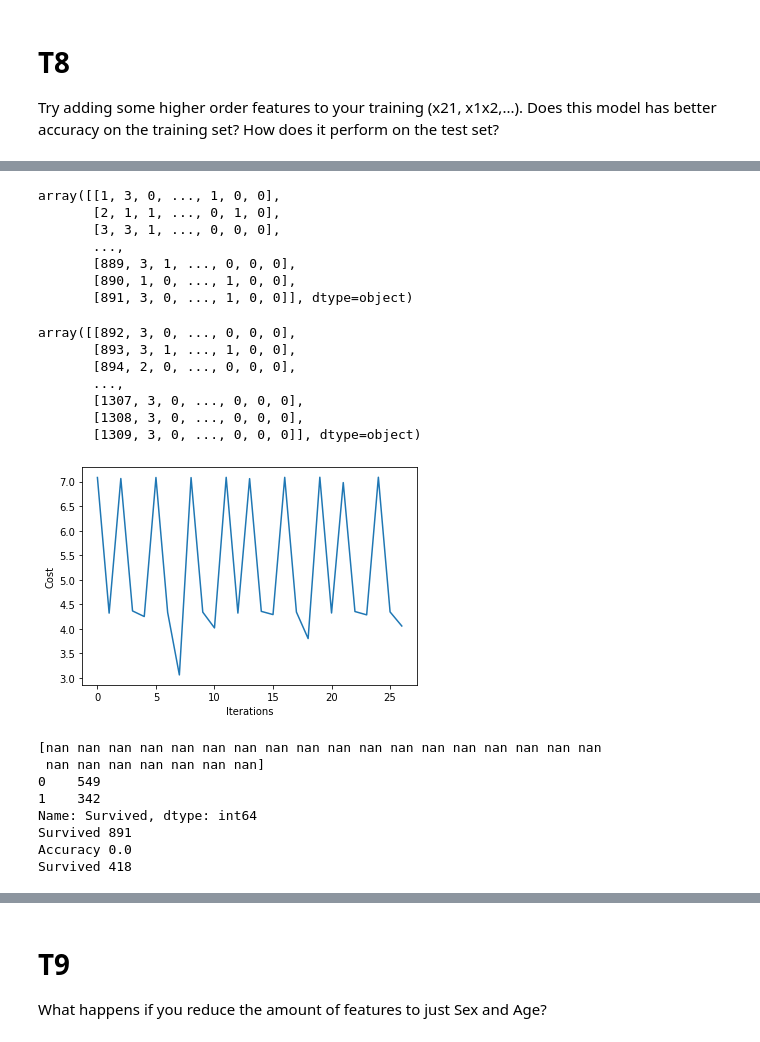
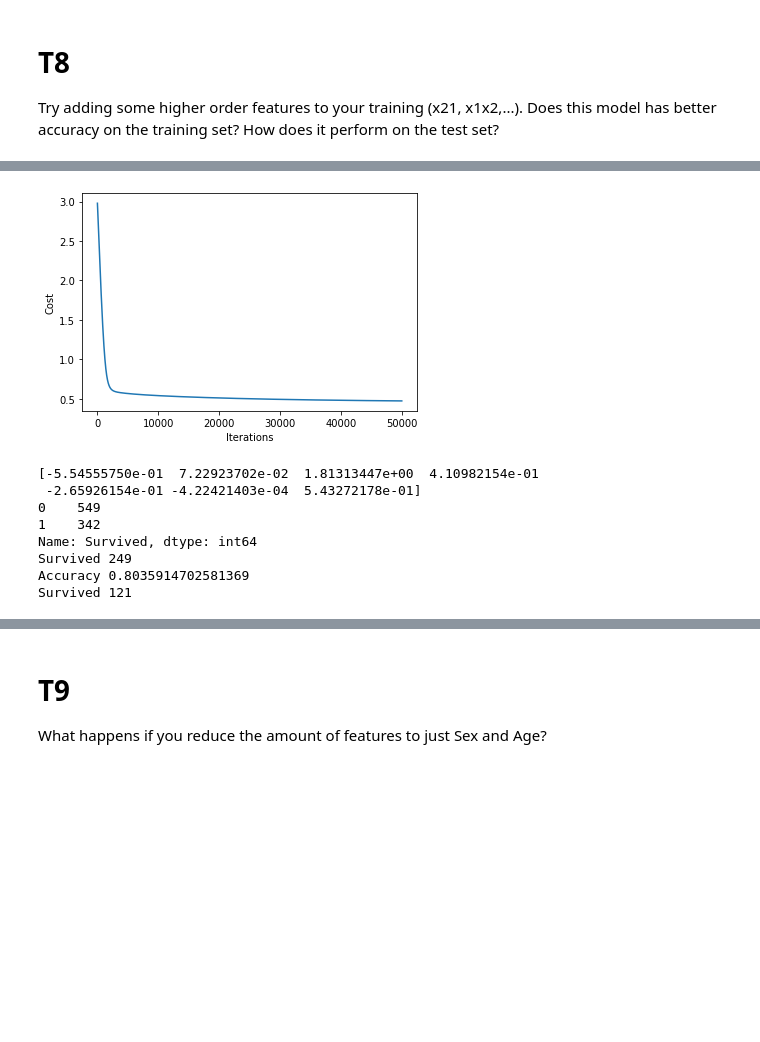
Before and after one commit to saenyakorn/2110573-PATT-RECOG, a Jupyter notebook: HW/HW01/HW01_Saenyakorn_Siangsanoh.ipynb, the cells around one changed output, grey strips where cells are left out. Saved outputs shown, nothing was run; the diff lists cells and outputs as text; code cells hidden in the pictures; blank space fills up the shorter version.

```diff
--- a/HW/HW01/HW01_Saenyakorn_Siangsanoh.ipynb
+++ b/HW/HW01/HW01_Saenyakorn_Siangsanoh.ipynb
@@ -348,7 +348,7 @@ train_y = train_y.reshape(train_y.size)
 # %%
 # Define sigmoid function
 def sigmoid(x):
-  return np.array(np.exp(x)/(1+np.exp(x)))
+  return np.array(1/(1+np.exp(-x)))
 # Define cost function
 def cost(theta, data, y):
   m = data.shape[0]
@@ -460,33 +433,19 @@ title_mapping = {
 # Copy dataset
 dataset_1 = copy.deepcopy(dataset)
 data_1 = []
-cabin = []
-for i in range(ord('A'), ord('Z')+1):
-  cabin.append("Cabin_" + chr(i))
 
 # Add new features
 for i in range(len(dataset_1)):
   d = dataset_1[i]
   d.replace('', np.nan, inplace=True)
   d["Age*Class"] = d["Age"]*d["Pclass"]
-  d["SibSp"].fillna(0)
-  d["Parch"].fillna(0)
+  d["SibSp"] = d["SibSp"].fillna(0)
+  d["Parch"] = d["Parch"].fillna(0)
   d["Family_Size"] = d["SibSp"]+d["Parch"]+1
-  d["Fare"].fillna(d["Fare"].median())
+  d["Fare"] = d["Fare"].fillna(d["Fare"].median())
   d["Fare_Per_Person"] = d["Fare"]/d["Family_Size"]
   d["Fare_Per_Person"] = (d["Fare_Per_Person"] - d["Fare_Per_Person"].min()) / (d["Fare_Per_Person"].max() - d["Fare_Per_Person"].min())
-  d["Cabin"].fillna("U", inplace = True)
-  d["Cabin"] = d["Cabin"].apply(lambda x: x[0])
-  cabin_dummies = pd.get_dummies(d["Cabin"], prefix = "Cabin")
-  d = d.join(cabin_dummies)
-  d["Title"] = d["Name"].str.split(", ", expand = True)[1].str.split(".", expand = True)[0]
-  d["Title"] = d["Title"].map(title_mapping)
-  title_dummies = pd.get_dummies(d["Title"], prefix = "Title")
-  d = d.join(title_dummies)
-  display(d.drop(columns=["Survived","Ticket","Name","Title","Cabin"], errors="ignore").values)
-  dx = d.drop(columns=["Survived","Ticket","Name","Title","Cabin"], errors="ignore").values
-  dx.to_csv("./data_{}.csv".format(i), index = False)
-  data_1.append(np.array(dx, dtype = float))
+  data_1.append(np.array(d[["Pclass","Age","Sex","Embarked","Age*Class","Family_Size","Fare_Per_Person"]].values, dtype = float))
 
 # Extract dataset
 train_data_1 = data_1[0]
@@ -494,57 +453,43 @@ test_data_1  = data_1[1]
 
 # Initialize features number
 features_1 = train_data_1.shape[1]
 # Random pick theta
 theta_1 = np.random.random(features_1)
 
 train_y_1 = np.array(train[["Survived"]].values, dtype = float)
 train_y_1 = train_y_1.reshape(train_y_1.size)
 
 # Initialize learning rate
-alpha = 0.005
+alpha = 0.0005
 iteration = 50000
 
 # Run gradient descent
 theta_1, cost_history = gradient_descent(theta_1, train_data_1, train_y_1, alpha, iteration)
 # Plot cost history
 plt.plot(cost_history)
 plt.ylabel('Cost')
 plt.xlabel('Iterations')
 plt.show()
 
 # Print theta
 print(theta_1)
 
 # Predict test set
 print(dataset_1[0]["Survived"].value_counts())
 result = predict(train_data_1, theta_1, dataset_1[0])
 print("Accuracy", compare_prediction(train_y_1, result["Survived"]))
 result = predict(test_data_1, theta_1, dataset_1[1])
 result.to_csv("./result_1.csv", index = False)
 # %% [output]
+[figure, new version]
-array([[1, 3, 0, ..., 1, 0, 0],
-       [2, 1, 1, ..., 0, 1, 0],
-       [3, 3, 1, ..., 0, 0, 0],
-       ...,
-       [889, 3, 1, ..., 0, 0, 0],
-       [890, 1, 0, ..., 1, 0, 0],
-       [891, 3, 0, ..., 1, 0, 0]], dtype=object)
+[-5.54555750e-01  7.22923702e-02  1.81313447e+00  4.10982154e-01
+ -2.65926154e-01 -4.22421403e-04  5.43272178e-01]
+0    549
+1    342
+Name: Survived, dtype: int64
+Survived 249
+Accuracy 0.8035914702581369
+Survived 121
-array([[892, 3, 0, ..., 0, 0, 0],
-       [893, 3, 1, ..., 1, 0, 0],
-       [894, 2, 0, ..., 0, 0, 0],
-       ...,
-       [1307, 3, 0, ..., 0, 0, 0],
-       [1308, 3, 0, ..., 0, 0, 0],
-       [1309, 3, 0, ..., 0, 0, 0]], dtype=object)
-[figure, old version]
-[nan nan nan nan nan nan nan nan nan nan nan nan nan nan nan nan nan nan
- nan nan nan nan nan nan nan]
-0    549
-1    342
-Name: Survived, dtype: int64
-Survived 891
-Accuracy 0.0
-Survived 418
 # %% [markdown]
 ### Answer
 
```
Also changed, not shown: parts of 12 cells of this notebook, 4 other files.
